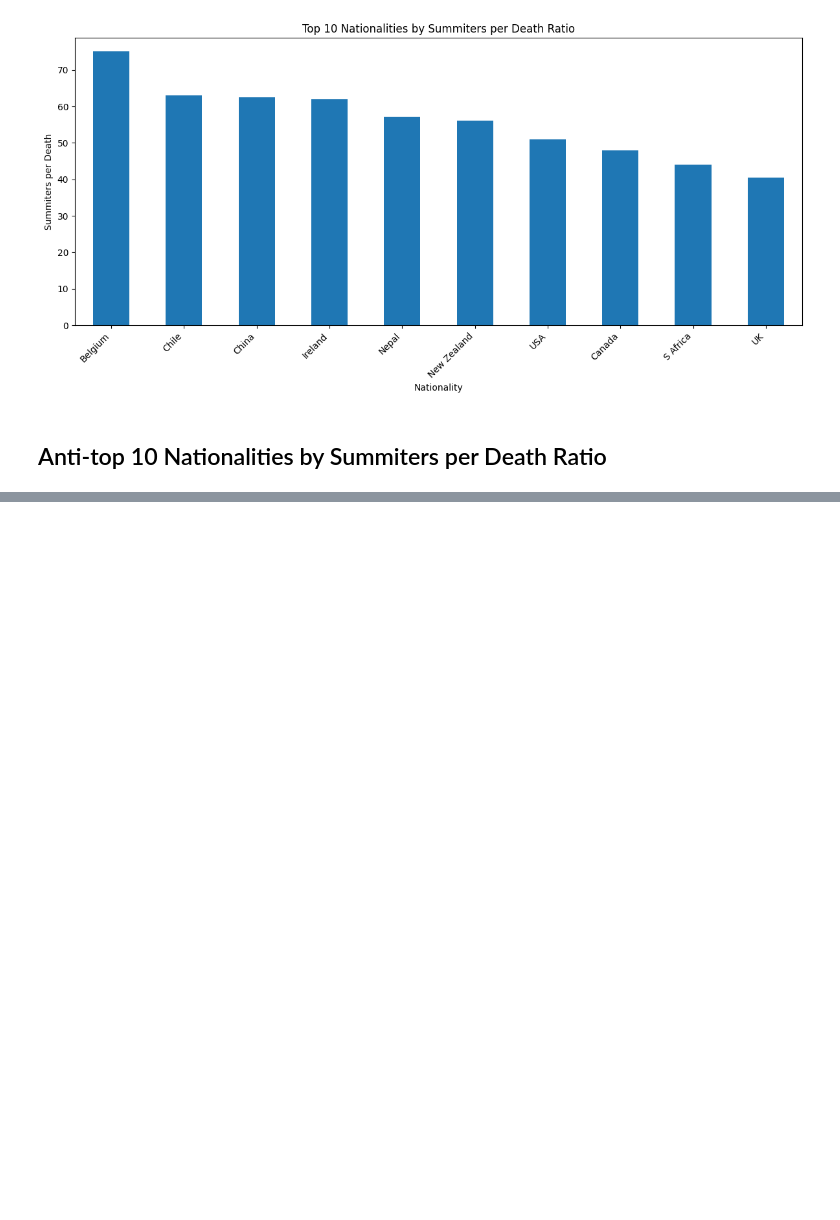
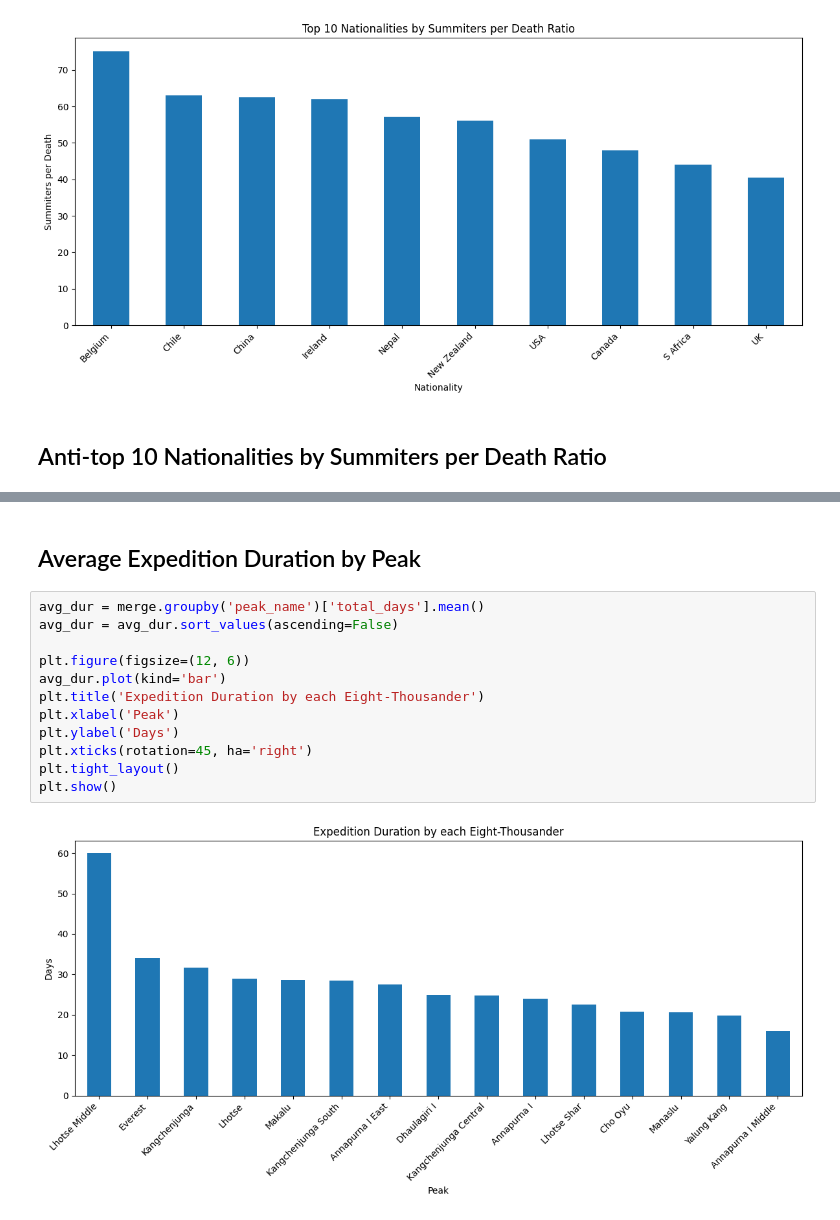
Before and after one commit to DmytroRi/himalayan_expeditions, a Jupyter notebook: HimalayaInsights.ipynb, the cells around one changed output, grey strips where cells are left out. Cells and saved outputs as stored; diff of their text form; blank space fills up the shorter version.

Commit message:
Expedition Duration by Peak

```diff
--- a/HimalayaInsights.ipynb
+++ b/HimalayaInsights.ipynb
@@ -364,3 +364,19 @@ plt.tight_layout()
 plt.show()
 # %% [output]
 [figure]
+# %% [markdown]
+## Average Expedition Duration by Peak
+# %%
+avg_dur = merge.groupby('peak_name')['total_days'].mean()
+avg_dur = avg_dur.sort_values(ascending=False)
+
+plt.figure(figsize=(12, 6))
+avg_dur.plot(kind='bar')
+plt.title('Expedition Duration by each Eight-Thousander')
+plt.xlabel('Peak')
+plt.ylabel('Days')
+plt.xticks(rotation=45, ha='right')
+plt.tight_layout()
+plt.show()
+# %% [output]
+[figure, added]
```
Also changed, not shown: parts of 1 cell of this notebook.
